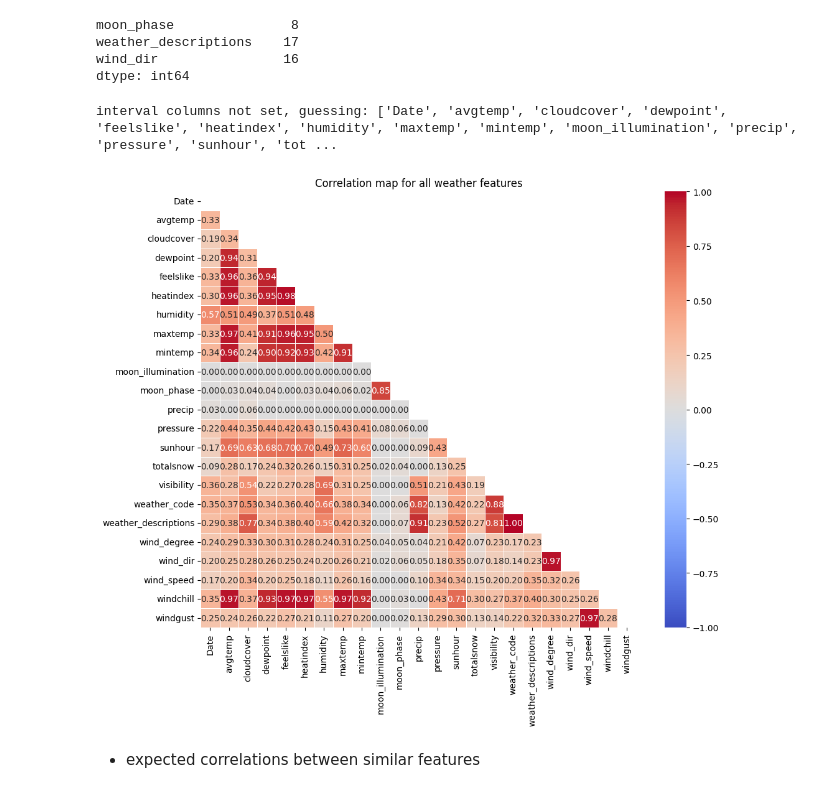
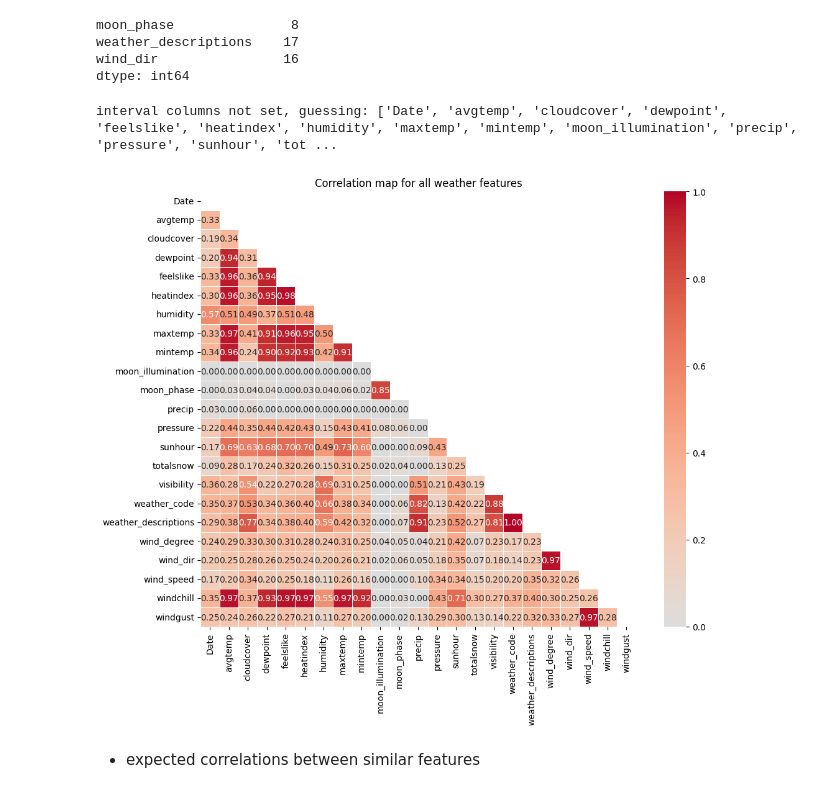
Before and after one commit to pejoCloser/Freight_Challenge, a Jupyter notebook: notebooks/01_eda_freight.ipynb, the cells around one changed output. Saved outputs shown, nothing was run; the diff lists cells and outputs as text; code cells hidden in the pictures.

```diff
--- a/notebooks/01_eda_freight.ipynb
+++ b/notebooks/01_eda_freight.ipynb
@@ -300,35 +333,38 @@ dtype: int64
 # %%
 import phik
 
 correlation_wdata = df_weather.copy()
+correlation_wdata["Date"] = pd.to_datetime(correlation_wdata["Date"], format="mixed")
+correlation_wdata = correlation_wdata.dropna(subset=["Date"])
+
 correlation_wdata["Date"] = pd.to_datetime(correlation_wdata["Date"]).map(
     lambda date: date.toordinal()
 )
 correlation_matrix = correlation_wdata.phik_matrix()
 
 # Generate a mask for the upper triangle
 mask = np.triu(np.ones_like(correlation_matrix, dtype=bool))
 
 fig, ax = plt.subplots(figsize=(11, 9))
 sns.heatmap(
     correlation_matrix,
     mask=mask,       # Hides the upper triangle
     annot=True,
     fmt=".2f",
     cmap="coolwarm",
-    vmin=-1,
+    vmin=0,
     vmax=1,
     center=0,
     square=True,
     linewidths=0.5,
     ax=ax,
 )
 ax.set_title("Correlation map for all weather features")
 fig.tight_layout()
 plt.show()
 # %% [output]
 interval columns not set, guessing: ['Date', 'avgtemp', 'cloudcover', 'dewpoint', 'feelslike', 'heatindex', 'humidity', 'maxtemp', 'mintemp', 'moon_illumination', 'precip', 'pressure', 'sunhour', 'tot ...
-[figure, old version]
+[figure, new version]
 # %% [markdown]
 - expected correlations between similar features
 # %% [markdown]
```
Also changed, not shown: parts of 22 cells of this notebook, 1 other file.
